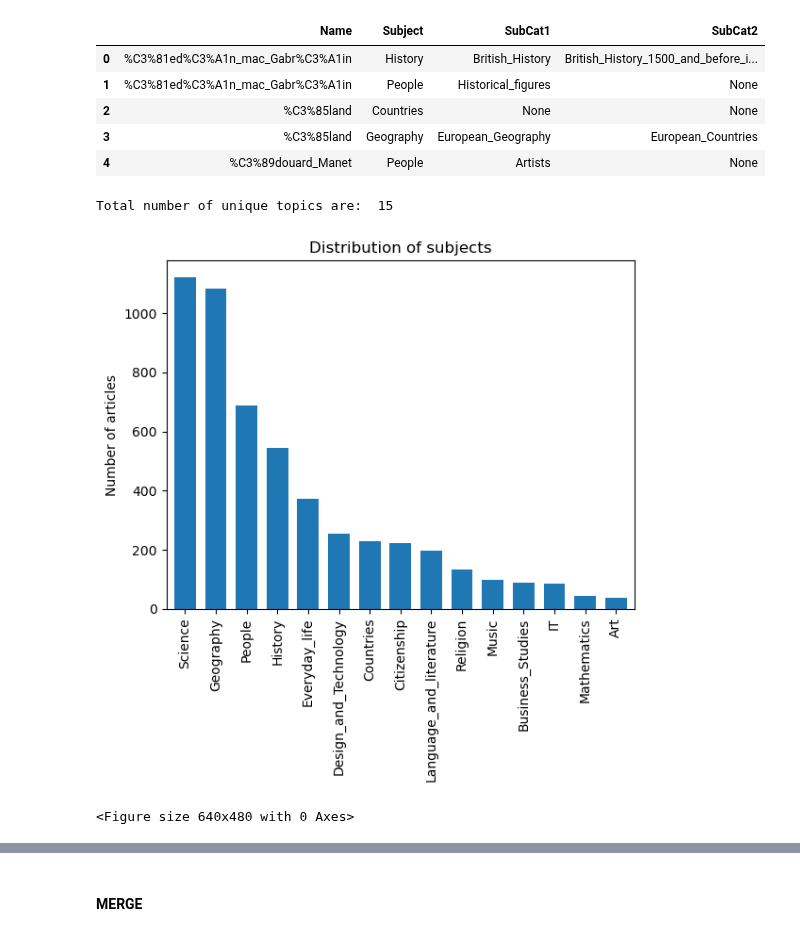
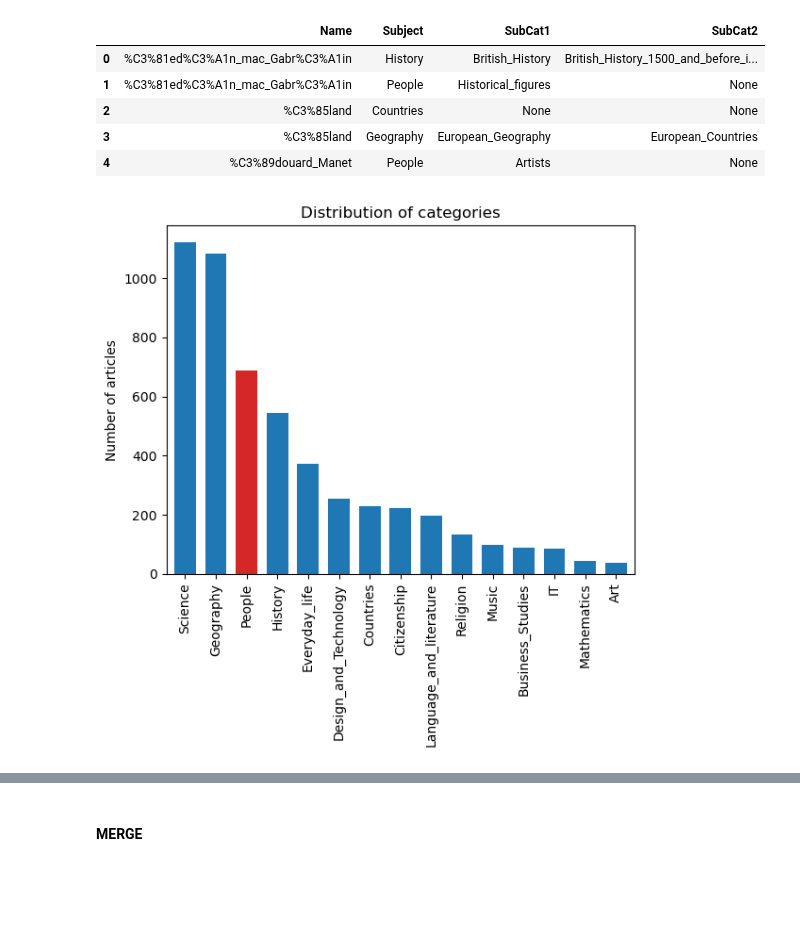
Before and after one commit to epfl-ada/ada-2022-project-metadata, a Jupyter notebook: project.ipynb, the cells around one changed output, grey strips where cells are left out. Cells and saved outputs as stored; diff of their text form; code cells hidden in the pictures; blank space fills up the shorter version.

```diff
--- a/project.ipynb
+++ b/project.ipynb
@@ -158,0 +154,14 @@ Taka kóðann frá Maresu - búa til eitt dataset sem inniheldur bara þær uppl
+# %%
+# finding the articles that are within the People category
+categories["category_people"] = categories["category"].apply(lambda x: x.startswith('subject.People.'))
+
+# constructing a new dataframe called people, only with articles from the people category
+people = categories[categories["category_people"] == True]
+
+# splitting the categories into main- and subcategories
+people = pd.concat([people, people['category'].str.split(".", expand=True)], axis=1)
+people = people.drop(columns=["category_people", "category", 0, 1])
+people = people.rename(columns={"article": "name", 2:"category",})
+
+# drop duplicates
+people = people.drop_duplicates(subset=['name'])
@@ -218,7 +299,7 @@ ax = compare_mv.plot.bar(rot=0, color = ['hotpink','deepskyblue'],
 [figure]
 # %%
 split = categories['category'].str.split(".", expand=True)
-categories = pd.concat([categories["artic"], split], axis=1)
+categories = pd.concat([categories["article"], split], axis=1)
 
 # Check if all values in 0 are subject, then discard column
 if (categories[0] == categories[0][0]).all():
@@ -235,12 +316,11 @@ categories.head(5)
 | 4 | %C3%89douard_Manet | People | Artists | None |
 # %%
 topic_dist = categories['Subject'].value_counts()
-print("Total number of unique topics are: ", len(topic_dist))
-topic_dist.plot.bar(title = "Distribution of subjects",
-                         ylabel = 'Number of articles', width = 0.7)
+topic_dist.plot.bar(title = "Distribution of categories",
+                    color=['tab:blue', 'tab:blue', 'tab:red', 'tab:blue', 'tab:blue',
+                           'tab:blue', 'tab:blue', 'tab:blue', 'tab:blue', 'tab:blue',
+                          'tab:blue', 'tab:blue', 'tab:blue', 'tab:blue', 'tab:blue'],
+                    ylabel = 'Number of articles', width = 0.7)
 plt.show()
-plt.savefig("images/figure1.pdf")
 # %% [output]
-Total number of unique topics are:  15
-[figure, old version]
+[figure, new version]
-<Figure size 640x480 with 0 Axes>
```
Also changed, not shown: parts of 18 cells of this notebook.
